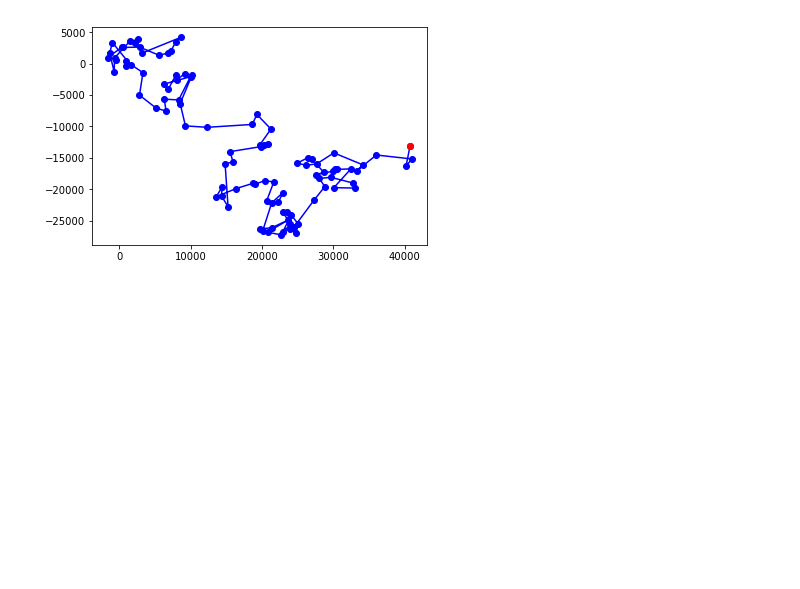
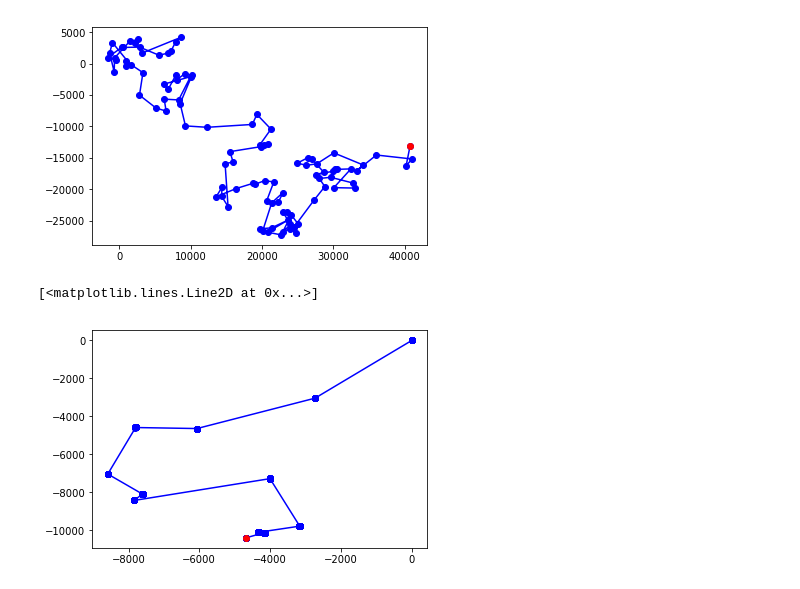
Before and after one commit to ArturoPo/Ecuaciones, a Jupyter notebook: CaminataAleatoria2.ipynb, the cells around one changed output. Drawn from its saved outputs; the diff is of its cells as text; code cells hidden in the pictures; blank space fills up the shorter version.

```diff
--- a/CaminataAleatoria2.ipynb
+++ b/CaminataAleatoria2.ipynb
@@ -128,3 +128,28 @@ plt.plot(Pos[0,-1],Pos[1,-1],"ro-")
 # %% [output]
 [<matplotlib.lines.Line2D at 0x...>]
 [figure]
+# %%
+def walker():
+    global x,y
+    r = random.uniform(0,1)
+    if r < 0.01: # un 1% de probabilidad de tomar un paso grande
+        x += np.random.normal(0,2000)
+        y += random.gauss(0,2000)
+    else:
+        x += np.random.normal(0,1)
+        y += random.gauss(0,1)
+    return [x,y]
+
+x = 0 # inicia el caminador
+y = 0
+
+Pos = np.zeros((2,1000))
+
+for i in np.arange(0,len(Pos[0]),1):
+    Pos[:,i] = walker()
+
+plt.plot(Pos[0,:],Pos[1,:],"bo-")
+plt.plot(Pos[0,-1],Pos[1,-1],"ro-")
+# %% [output]
+[<matplotlib.lines.Line2D at 0x...>]
+[figure, added]
```
